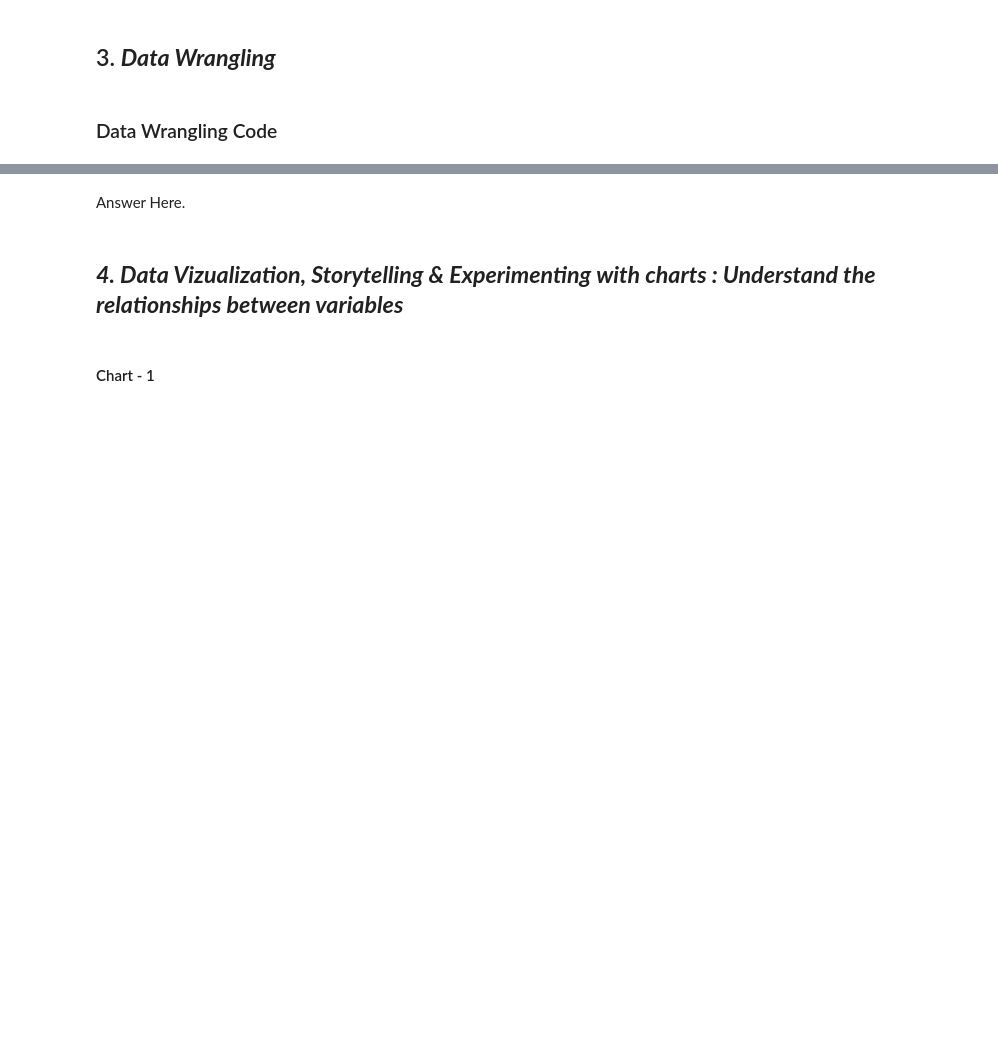
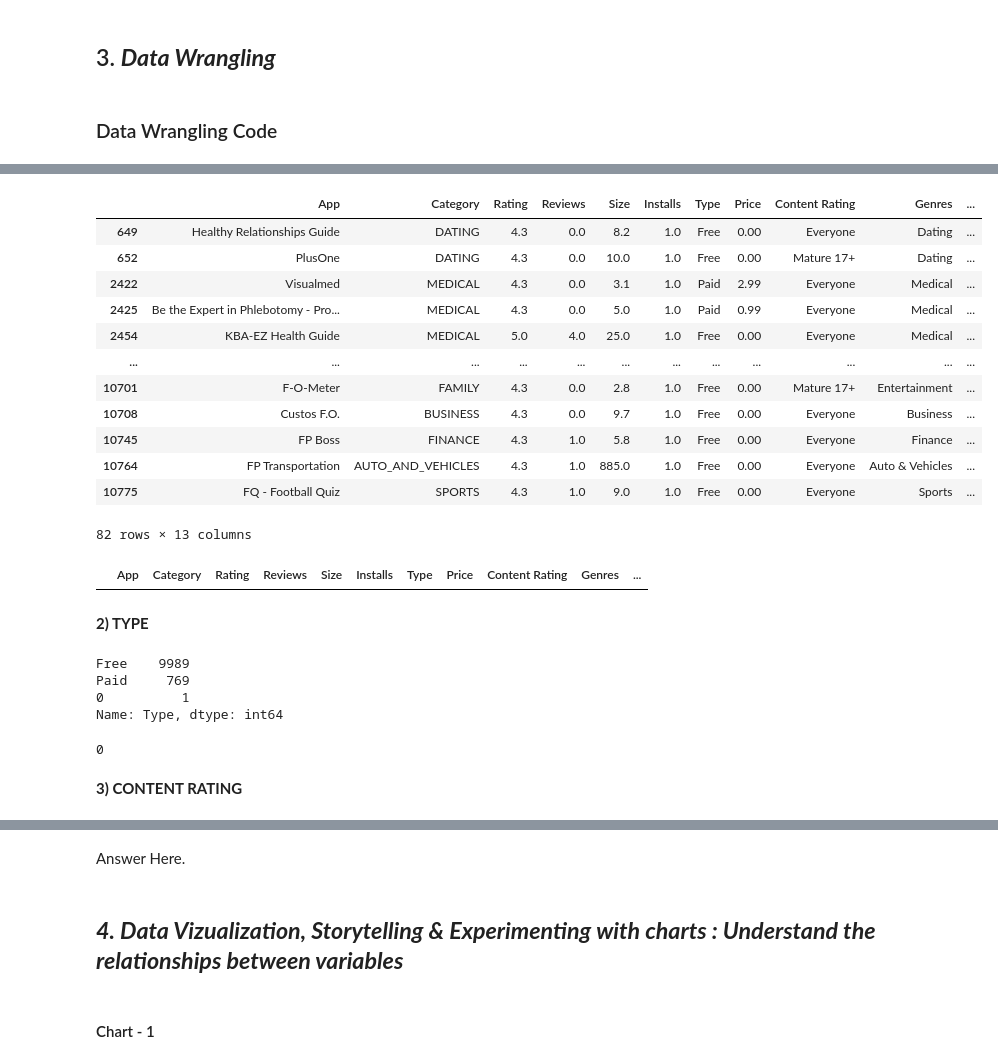
Before and after one commit to krutika73/EDA-ON-PLAY-STORE-APP-REVIEW-ANALYSIS, a Jupyter notebook: Krutika_Sample_EDA_Submission_Template.ipynb, the cells around one changed output, grey strips where cells are left out. Drawn from its saved outputs; the diff is of its cells as text; code cells hidden in the pictures; blank space fills up the shorter version.

```diff
--- a/Krutika_Sample_EDA_Submission_Template.ipynb
+++ b/Krutika_Sample_EDA_Submission_Template.ipynb
@@ -221,0 +509,5 @@ for i in df.columns.tolist():
+# %%
+# The "Rating" column has 1474 rows with null values.
+# To handle this, instead of dropping the rows, we will replace the null values with the median of the available values.
+
+df['Rating'].fillna(value=df['Rating'].median(),inplace=True)
@@ -221,0 +525,16 @@ for i in df.columns.tolist():
+# %%
+df.loc[df['Rating'] > df['Installs']]
+# %% [output]
+|  | App | Category | Rating | Reviews | Size | Installs | Type | Price | Content Rating | Genres | ... |
+| 649 | Healthy Relationships Guide | DATING | 4.3 | 0.0 | 8.2 | 1.0 | Free | 0.00 | Everyone | Dating | ... |
+| 652 | PlusOne | DATING | 4.3 | 0.0 | 10.0 | 1.0 | Free | 0.00 | Mature 17+ | Dating | ... |
+| 2422 | Visualmed | MEDICAL | 4.3 | 0.0 | 3.1 | 1.0 | Paid | 2.99 | Everyone | Medical | ... |
+| 2425 | Be the Expert in Phlebotomy - Pro... | MEDICAL | 4.3 | 0.0 | 5.0 | 1.0 | Paid | 0.99 | Everyone | Medical | ... |
+| 2454 | KBA-EZ Health Guide | MEDICAL | 5.0 | 4.0 | 25.0 | 1.0 | Free | 0.00 | Everyone | Medical | ... |
+| ... | ... | ... | ... | ... | ... | ... | ... | ... | ... | ... | ... |
+| 10701 | F-O-Meter | FAMILY | 4.3 | 0.0 | 2.8 | 1.0 | Free | 0.00 | Mature 17+ | Entertainment | ... |
+| 10708 | Custos F.O. | BUSINESS | 4.3 | 0.0 | 9.7 | 1.0 | Free | 0.00 | Everyone | Business | ... |
+| 10745 | FP Boss | FINANCE | 4.3 | 1.0 | 5.8 | 1.0 | Free | 0.00 | Everyone | Finance | ... |
+| 10764 | FP Transportation | AUTO_AND_VEHICLES | 4.3 | 1.0 | 885.0 | 1.0 | Free | 0.00 | Everyone | Auto & Vehicles | ... |
+| 10775 | FQ - Football Quiz | SPORTS | 4.3 | 1.0 | 9.0 | 1.0 | Free | 0.00 | Everyone | Sports | ... |
+82 rows × 13 columns
@@ -221,0 +546,15 @@ for i in df.columns.tolist():
+# %%
+# Verifying the results with a cross-check.
+
+df.loc[df['Rating'] > df['Installs']]
+# %% [output]
+|  | App | Category | Rating | Reviews | Size | Installs | Type | Price | Content Rating | Genres | ... |
+# %% [markdown]
+**2) TYPE**
+# %%
+df["Type"].value_counts()
+# %% [output]
+Free    9989
+Paid     769
+0          1
+Name: Type, dtype: int64
@@ -221,0 +567,8 @@ for i in df.columns.tolist():
+# %%
+# Verifying the results with a cross-check.
+
+df['Type'].isnull().sum()
+# %% [output]
+0
+# %% [markdown]
+**3) CONTENT RATING**
```
Also changed, not shown: parts of 49 cells of this notebook.
